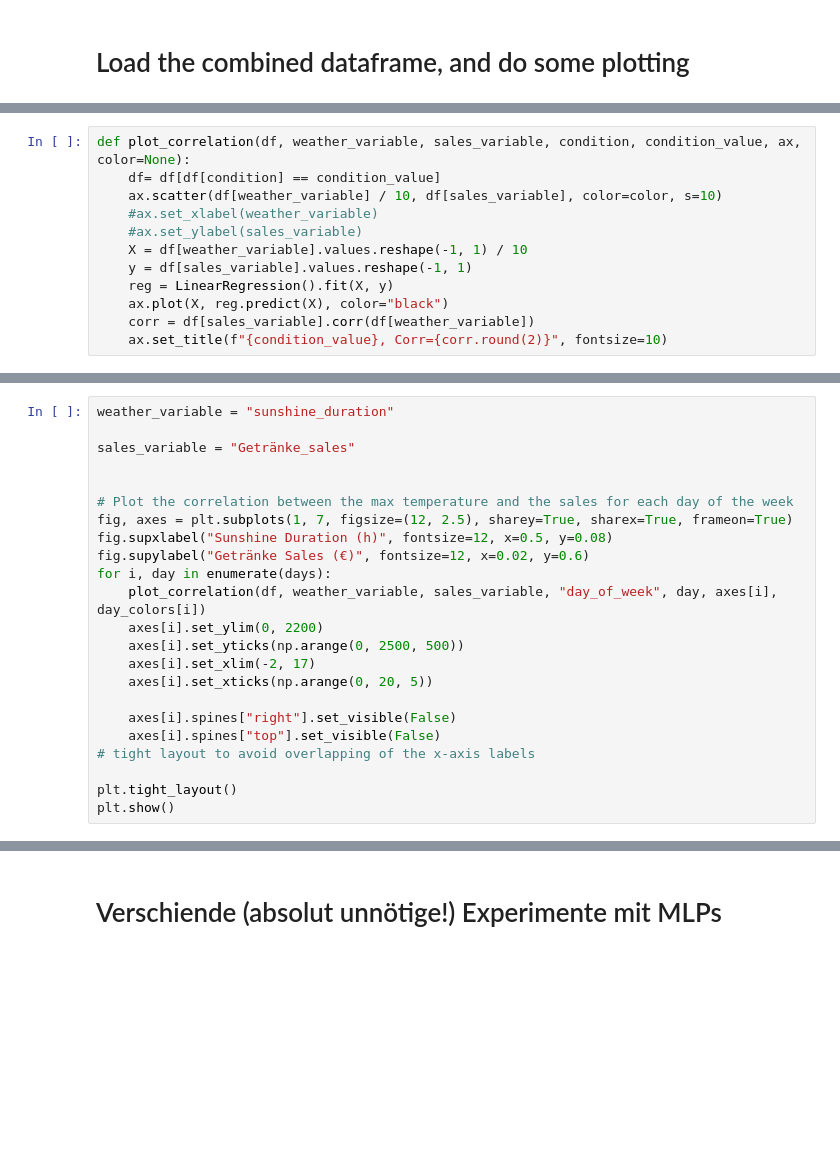
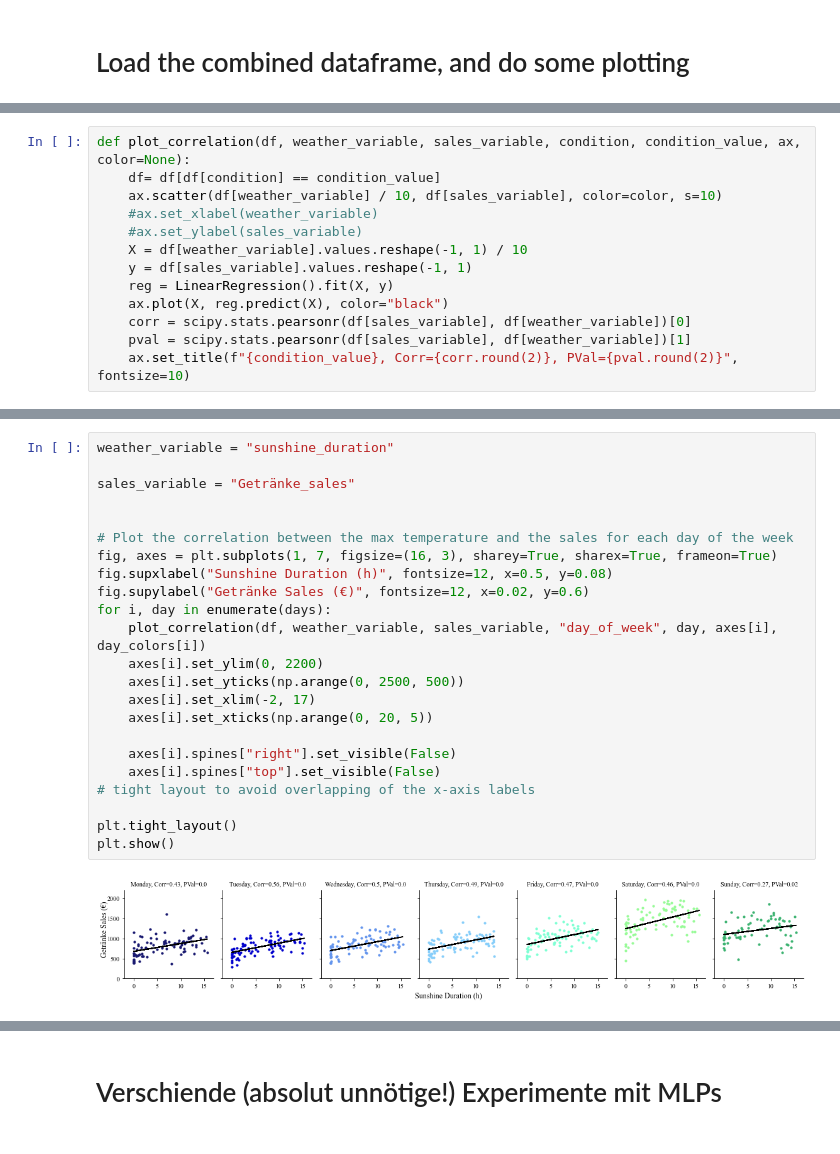
Before and after one commit to magicmagnus/CoffeeClimateCorrelation, a Jupyter notebook: plot_combined_data.ipynb, the cells around one changed output, grey strips where cells are left out. Saved outputs shown, nothing was run; the diff lists cells and outputs as text; blank space fills up the shorter version.

```diff
--- a/plot_combined_data.ipynb
+++ b/plot_combined_data.ipynb
@@ -93,8 +106,9 @@ def plot_correlation(df, weather_variable, sales_variable, condition, condition_
     y = df[sales_variable].values.reshape(-1, 1)
     reg = LinearRegression().fit(X, y)
     ax.plot(X, reg.predict(X), color="black")
-    corr = df[sales_variable].corr(df[weather_variable])
-    ax.set_title(f"{condition_value}, Corr={corr.round(2)}", fontsize=10)
+    corr = scipy.stats.pearsonr(df[sales_variable], df[weather_variable])[0]
+    pval = scipy.stats.pearsonr(df[sales_variable], df[weather_variable])[1]
+    ax.set_title(f"{condition_value}, Corr={corr.round(2)}, PVal={pval.round(2)}", fontsize=10)
 # %%
 weather_variable = "temperature_max"
 
@@ -162,26 +179,28 @@ plt.show()
 # %%
 weather_variable = "sunshine_duration"
 
 sales_variable = "Getränke_sales"
 
 
 # Plot the correlation between the max temperature and the sales for each day of the week
-fig, axes = plt.subplots(1, 7, figsize=(12, 2.5), sharey=True, sharex=True, frameon=True)
+fig, axes = plt.subplots(1, 7, figsize=(16, 3), sharey=True, sharex=True, frameon=True)
 fig.supxlabel("Sunshine Duration (h)", fontsize=12, x=0.5, y=0.08)
 fig.supylabel("Getränke Sales (€)", fontsize=12, x=0.02, y=0.6)
 for i, day in enumerate(days):
     plot_correlation(df, weather_variable, sales_variable, "day_of_week", day, axes[i], day_colors[i])
     axes[i].set_ylim(0, 2200)
     axes[i].set_yticks(np.arange(0, 2500, 500))
     axes[i].set_xlim(-2, 17)
     axes[i].set_xticks(np.arange(0, 20, 5))
 
     axes[i].spines["right"].set_visible(False)
     axes[i].spines["top"].set_visible(False)
 # tight layout to avoid overlapping of the x-axis labels
 
 plt.tight_layout()
 plt.show()
+# %% [output]
+[figure, added]
 # %%
 weather_variable = "precipitation"
 
```
Also changed, not shown: parts of 16 cells of this notebook.
